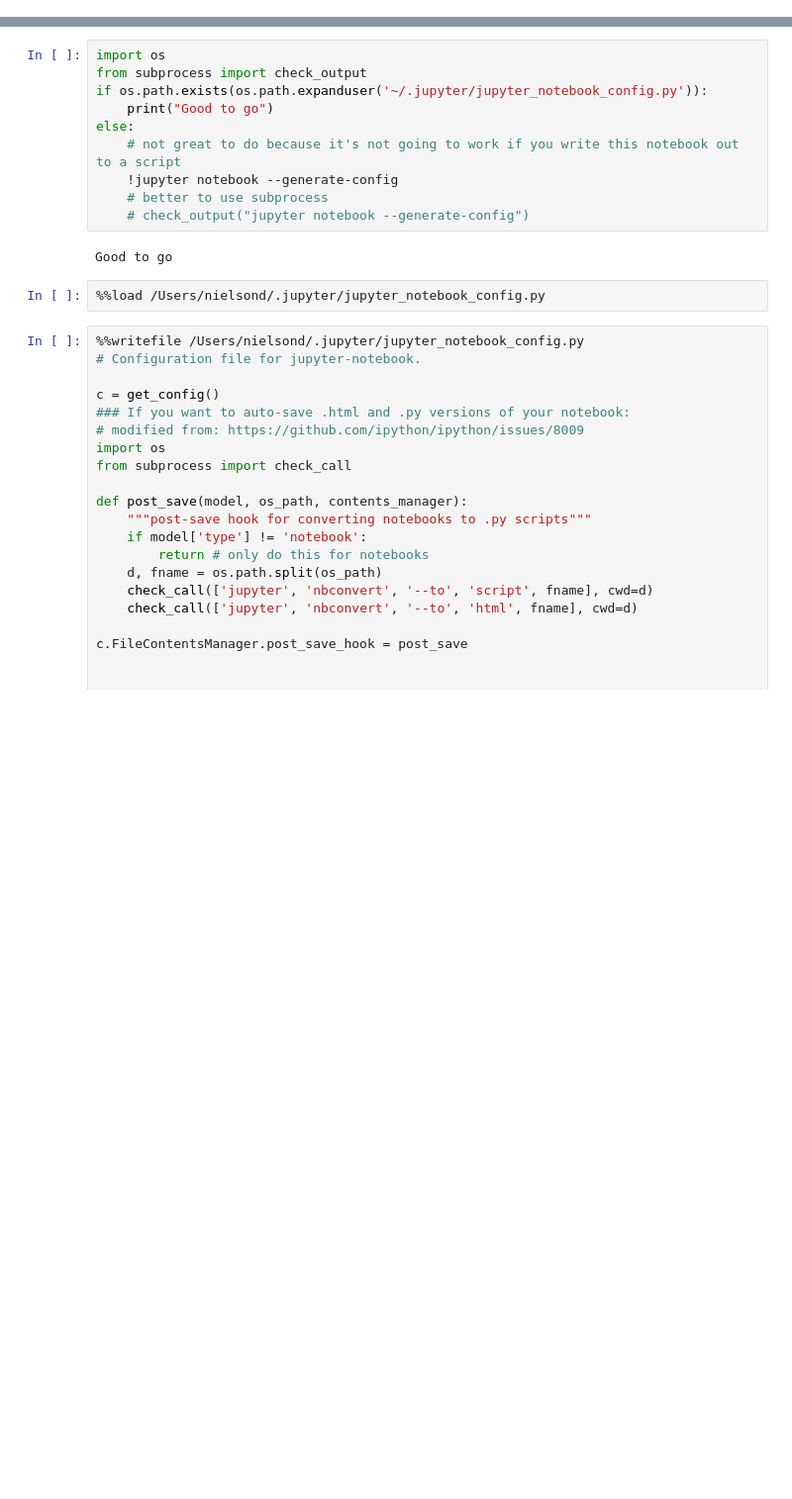
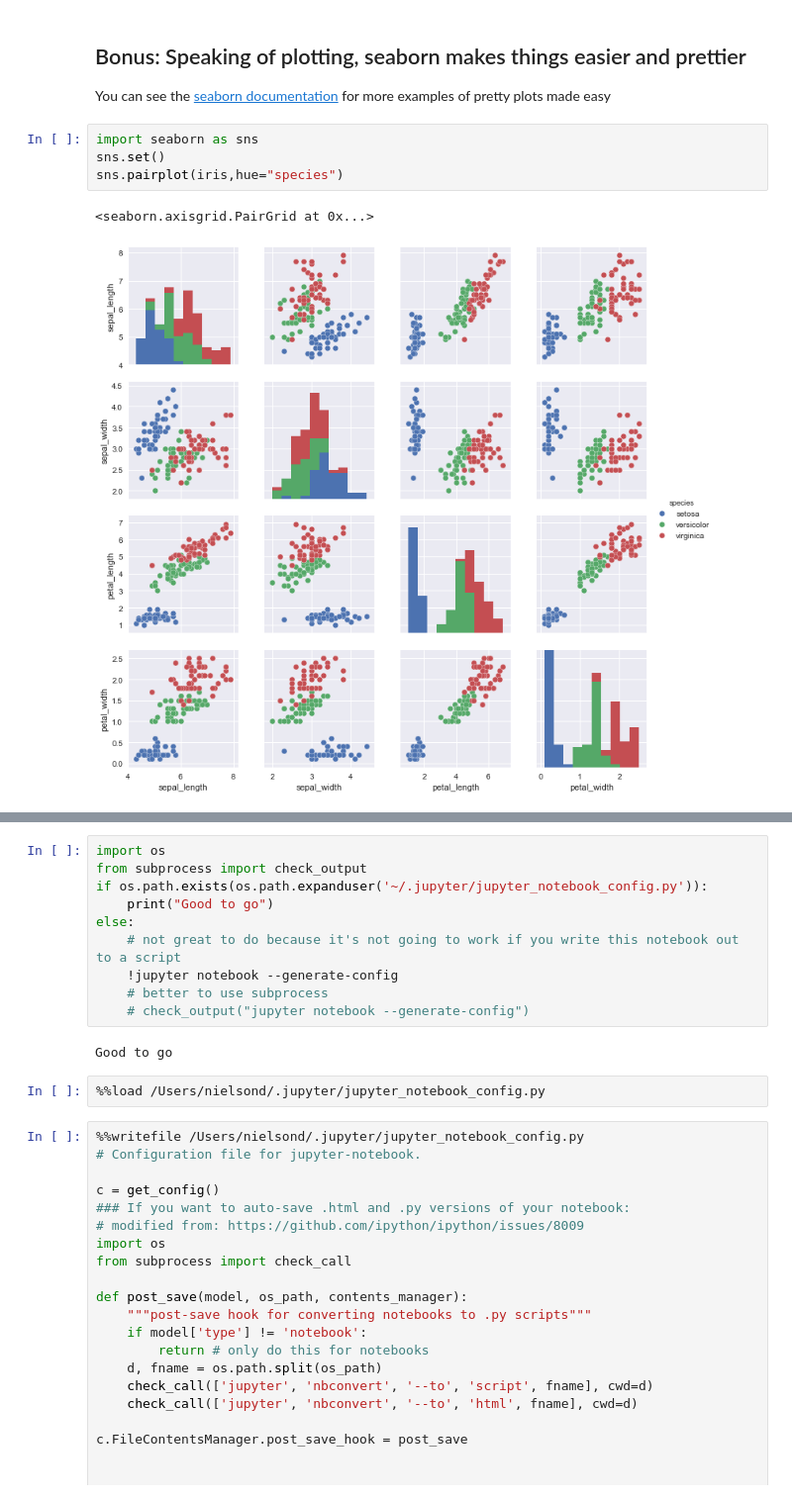
Before and after one commit to nih-fmrif/nhw_ipynb, a Jupyter notebook: nhw_ipynb.ipynb, the cells around one changed output, grey strips where cells are left out. Shown at 99% size. Drawn from its saved outputs; the diff is of its cells as text; blank space fills up the shorter version.

```diff
--- a/nhw_ipynb.ipynb
+++ b/nhw_ipynb.ipynb
@@ -47,0 +287,10 @@ git diffs on jupyter notebooks can be a mess. If you automatically save out the
+# %% [markdown]
+## Bonus: Speaking of plotting, seaborn makes things easier and prettier
+You can see the [seaborn documentation](https://seaborn.pydata.org/index.html) for more examples of pretty plots made easy
+# %%
+import seaborn as sns
+sns.set()
+sns.pairplot(iris,hue="species")
+# %% [output]
+<seaborn.axisgrid.PairGrid at 0x...>
+[figure, added]
```
Also changed, not shown: parts of 70 cells of this notebook, 5 other files.
